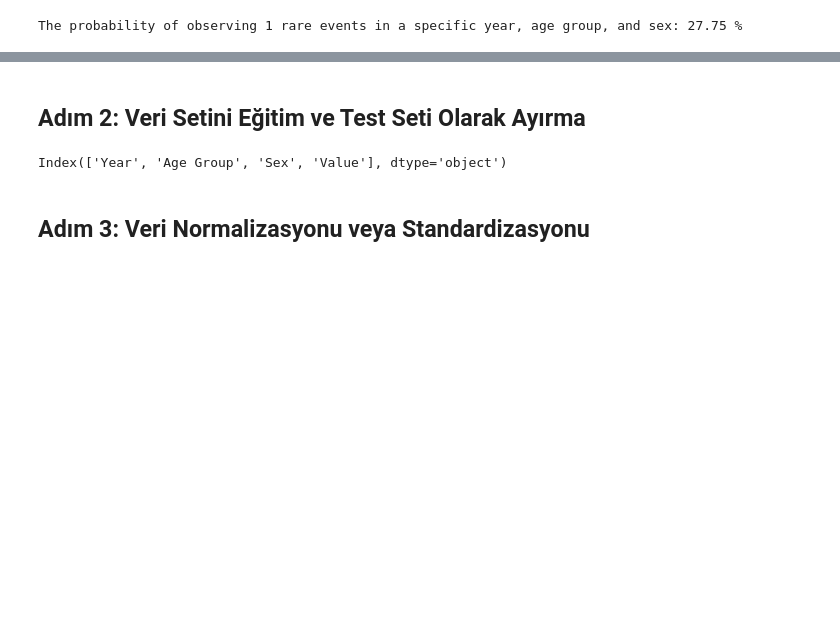
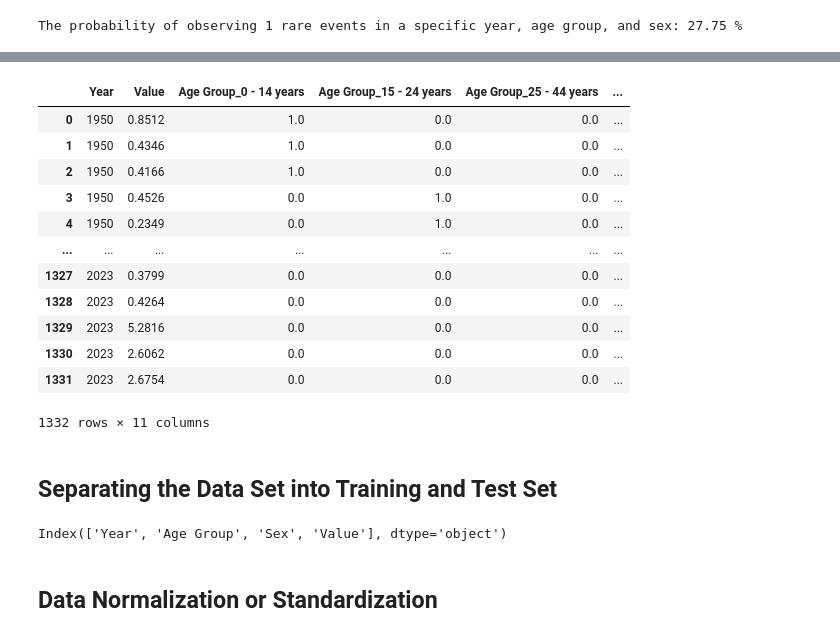
Before and after one commit to TunahanINCE/Population-in-Ireland, a Jupyter notebook: CA-1.ipynb, the cells around one changed output, grey strips where cells are left out. Cells and saved outputs as stored; diff of their text form; code cells hidden in the pictures; blank space fills up the shorter version.

```diff
--- a/CA-1.ipynb
+++ b/CA-1.ipynb
@@ -659,18 +602,34 @@ from sklearn.preprocessing import OneHotEncoder, StandardScaler, MinMaxScaler
 # %%
-# 'Age Group' ve 'Sex' sütunları için One-Hot Encoding uygulayalım
+# Applied One-Hot Encoding to the 'Age Group' and 'Gender' columns
 onehot_encoder = OneHotEncoder(sparse=False)
 encoded_features = onehot_encoder.fit_transform(df[['Age Group', 'Sex']])
 
-# One-hot encoded verileri DataFrame'e dönüştürelim
+# converted one-hot encoded data into DataFrame
 encoded_df = pd.DataFrame(encoded_features, columns=onehot_encoder.get_feature_names_out(['Age Group', 'Sex']))
 
-# Orijinal DataFrame ile encoded_df DataFrame'ini birleştirelim
+# Merged the original DataFrame with the encoded_df DataFrame and assigned it to a new variable
 df_ml = df.join(encoded_df)
 
-# Orjinal kategorik sütunları silelim
-df_ml = df.drop(['Age Group', 'Sex'], axis=1)
+# Original categorical columns deleted
+df_ml = df_ml.drop(['Age Group', 'Sex'], axis=1)
+# %%
+df_ml
+# %% [output]
+|  | Year | Value | Age Group_0 - 14 years | Age Group_15 - 24 years | Age Group_25 - 44 years | ... |
+| 0 | 1950 | 0.8512 | 1.0 | 0.0 | 0.0 | ... |
+| 1 | 1950 | 0.4346 | 1.0 | 0.0 | 0.0 | ... |
+| 2 | 1950 | 0.4166 | 1.0 | 0.0 | 0.0 | ... |
+| 3 | 1950 | 0.4526 | 0.0 | 1.0 | 0.0 | ... |
+| 4 | 1950 | 0.2349 | 0.0 | 1.0 | 0.0 | ... |
+| ... | ... | ... | ... | ... | ... | ... |
+| 1327 | 2023 | 0.3799 | 0.0 | 0.0 | 0.0 | ... |
+| 1328 | 2023 | 0.4264 | 0.0 | 0.0 | 0.0 | ... |
+| 1329 | 2023 | 5.2816 | 0.0 | 0.0 | 0.0 | ... |
+| 1330 | 2023 | 2.6062 | 0.0 | 0.0 | 0.0 | ... |
+| 1331 | 2023 | 2.6754 | 0.0 | 0.0 | 0.0 | ... |
+1332 rows × 11 columns
 # %% [markdown]
-## Adım 2: Veri Setini Eğitim ve Test Seti Olarak Ayırma
+## Separating the Data Set into Training and Test Set
 # %%
 # DataFrame'deki tüm sütun adlarını listele
 print(df.columns)
@@ -685,4 +644,4 @@ y = df_ml['Value']
 X_train, X_test, y_train, y_test = train_test_split(X, y, test_size=0.2, random_state=42)
 # %% [markdown]
-## Adım 3: Veri Normalizasyonu veya Standardizasyonu
+## Data Normalization or Standardization
 # %%
```
Also changed, not shown: parts of 23 cells of this notebook.
